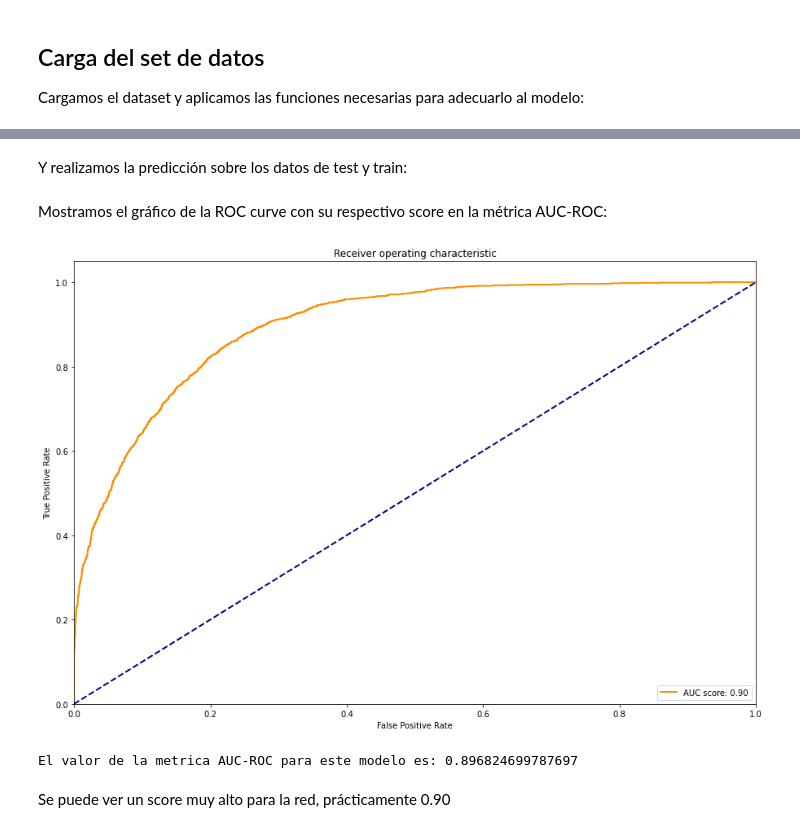
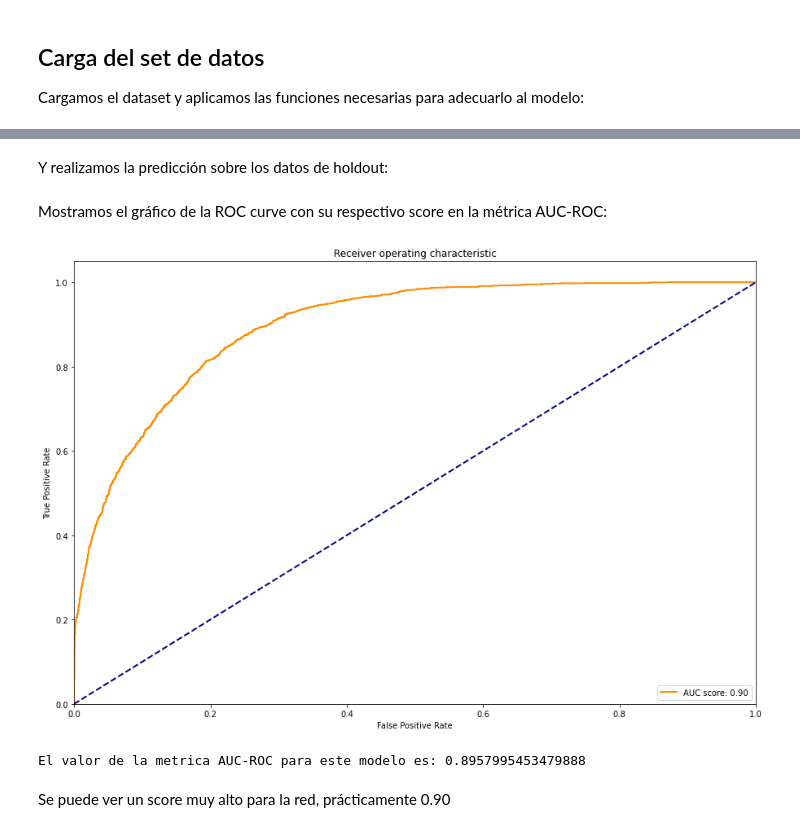
Before and after one commit to MateoCraviotto/Organizacion-de-datos-fiuba-1, a Jupyter notebook: TP2/RedesNeuronales.ipynb, the cells around one changed output, grey strips where cells are left out. Cells and saved outputs as stored; diff of their text form; code cells hidden in the pictures.

```diff
--- a/TP2/RedesNeuronales.ipynb
+++ b/TP2/RedesNeuronales.ipynb
@@ -96,3 +106,3 @@ El modelo necesita los labels en one hot encoding, usamos la función to_categor
 # %%
-y_train = keras.utils.to_categorical(y_train, 2)
-y_test = keras.utils.to_categorical(y_test, 2)
+y_train_test = keras.utils.to_categorical(y_train_test, 2)
+y_holdout = keras.utils.to_categorical(y_holdout, 2)
@@ -100,0 +109,3 @@ A continuación, entrenamos la red durante 500 epochs:
+# %%
+red_neuronal = crear_red(mejor_optimizador)
+red_neuronal.summary()
@@ -101,18 +131,19 @@ A continuación, entrenamos la red durante 500 epochs:
 # %%
 history = red_neuronal.fit(
-    X_train.values, y_train.argmax(axis=1), epochs=500, validation_data=(X_test.values, y_test.argmax(axis=1)), verbose=0
+    X_train_test.values, y_train_test.argmax(axis=1), epochs=mejor_cant_epochs,
+    validation_data=(X_holdout.values, y_holdout.argmax(axis=1)), verbose=0
 )
 # %% [markdown]
-Y realizamos la predicción sobre los datos de test y train:
+Y realizamos la predicción sobre los datos de holdout:
 # %%
-y_pred = red_neuronal.predict(X_test)
+y_pred = red_neuronal.predict(X_holdout)
 # %% [markdown]
 Mostramos el gráfico de la ROC curve con su respectivo score en la métrica AUC-ROC:
 # %%
-graficar_auc_roc(y_test.argmax(axis=1), y_pred)
+graficar_auc_roc(y_holdout.argmax(axis=1), y_pred)
 # %% [output]
-[figure, old version]
+[figure, new version]
-El valor de la metrica AUC-ROC para este modelo es: 0.896824699787697
+El valor de la metrica AUC-ROC para este modelo es: 0.8957995453479888
 # %% [markdown]
 Se puede ver un score muy alto para la red, prácticamente 0.90
 # %% [markdown]
```
Also changed, not shown: parts of 49 cells of this notebook, 1 other file.
